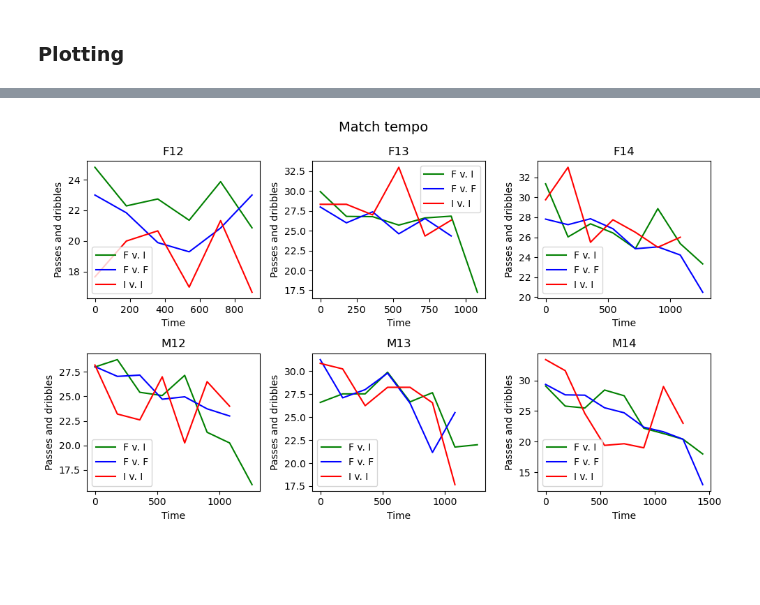
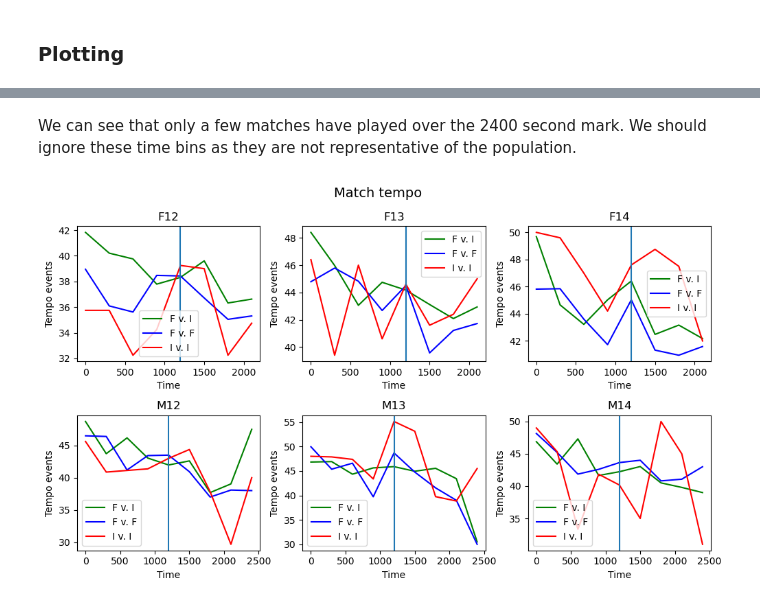
Before and after one commit to konstanyman/thesis_analysis, a Jupyter notebook: processing/tempo.ipynb, the cells around one changed output, grey strips where cells are left out. Saved outputs shown, nothing was run; the diff lists cells and outputs as text; code cells hidden in the pictures; blank space fills up the shorter version.

Commit message:
modified fetch to take second halves and possession values calculated

```diff
--- a/processing/tempo.ipynb
+++ b/processing/tempo.ipynb
@@ -79,9 +88,0 @@ def calculate_tempo(df, timeframe):
-# %%
-# passes and dribbles
-df_passes_dribbles = df[df['event_type'].isin(['Pass', 'Dribble'])]
-
-df_grouped = df_passes_dribbles.groupby(['age', 'period'])
-
-for i, (group_name, df_group) in enumerate(df_grouped):
-    print(group_name)
-    print(calculate_tempo(df_group, 240))
@@ -108,6 +89,3 @@ We can tell that the second period looks useless in all age groups, only a few t
-# %%
-# include only period 1 events
-df = df[df['period'] == 1.0]
 # %%
 # get the tempo dataframe
-tempo_df = calculate_tempo(df, 180)
+tempo_df = calculate_tempo(df, 300)
@@ -114,35 +109,41 @@ tempo_df = calculate_tempo(df, 180)
+# %% [markdown]
+We can see that only a few matches have played over the 2400 second mark. We should ignore these time bins as they are not representative of the population.
 # %%
+# exclude the last incomplete time frames
+
 # Find the max time_bin for each match_id
 max_time_bins = tempo_df.groupby('match_id')['time_bin'].transform('max')
 
 # Keep only rows where time_bin is NOT the max for that match
 tempo_df = tempo_df[tempo_df['time_bin'] != max_time_bins]
+tempo_df = tempo_df[tempo_df['time_bin'] <= 2400]
 # %%
-# plot histograms of pass speeds per age group
+# plot tempo in a line plot by age groups
 fig, axes = plt.subplots(2,3, figsize=(10,6))
 
 colors = ['blue', 'green', 'red']
 
 axes = axes.flatten()
 
 df_grouped = tempo_df.groupby('age')
 
 for i, (group_name, df_group) in enumerate(df_grouped):
 
     # Group by int_level within each age group
     int_levels = df_group['int_level'].unique()  # Get unique intensity levels
 
     for level in int_levels: # [1, 0, 2]
         subset = df_group[df_group['int_level'] == level]
         avg = subset.groupby('time_bin')['tempo'].mean()
         axes[i].plot(avg, color=colors[level], label=f'{['F v. F', 'F v. I', 'I v. I'][level]}')
 
     axes[i].set_title(group_name)
+    axes[i].axvline(1200)
     axes[i].legend()  # Add legend to differentiate int_level categories
     axes[i].set_xlabel('Time')
-    axes[i].set_ylabel('Passes and dribbles')
+    axes[i].set_ylabel('Tempo events')
 
 fig.suptitle('Match tempo', fontsize=14)
 plt.tight_layout()
 # %% [output]
-[figure, old version]
+[figure, new version]
```
Also changed, not shown: parts of 19 cells of this notebook, 2 other files.
